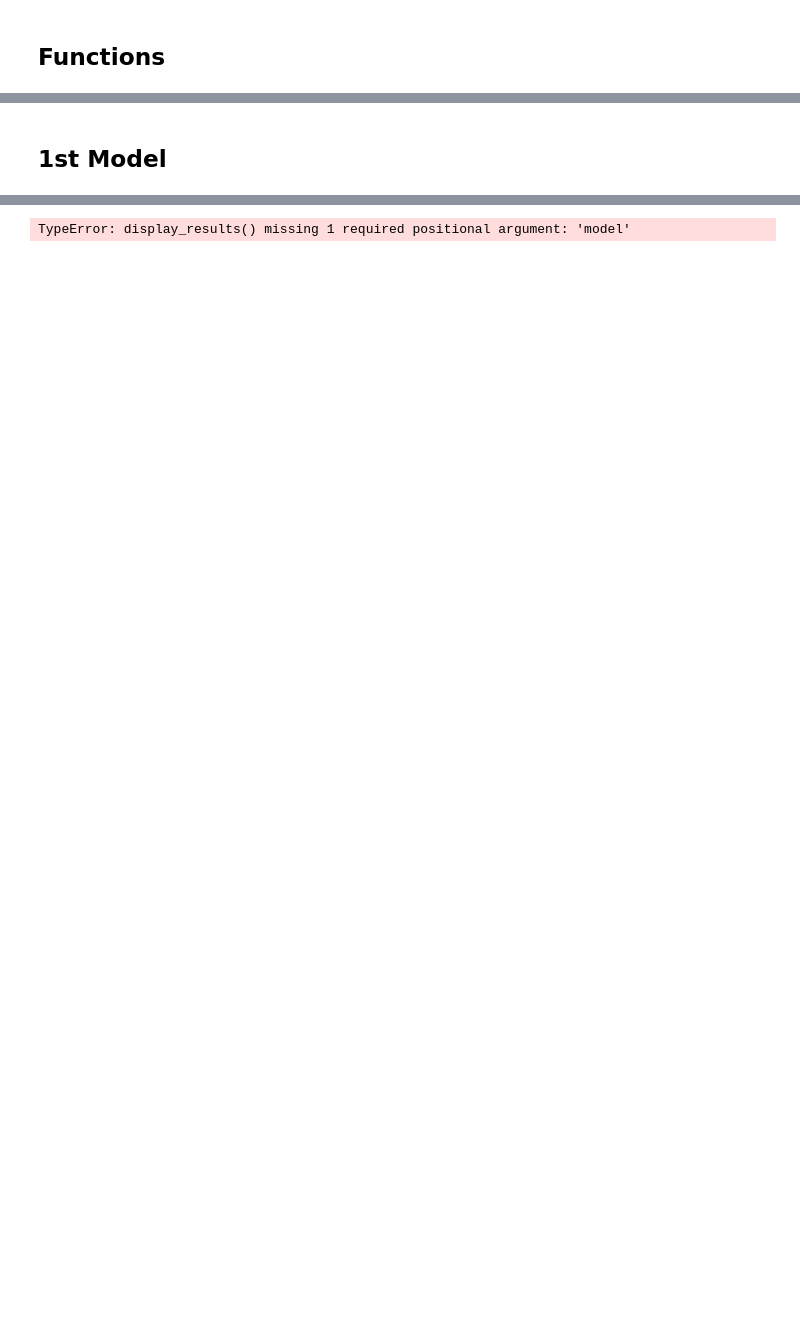
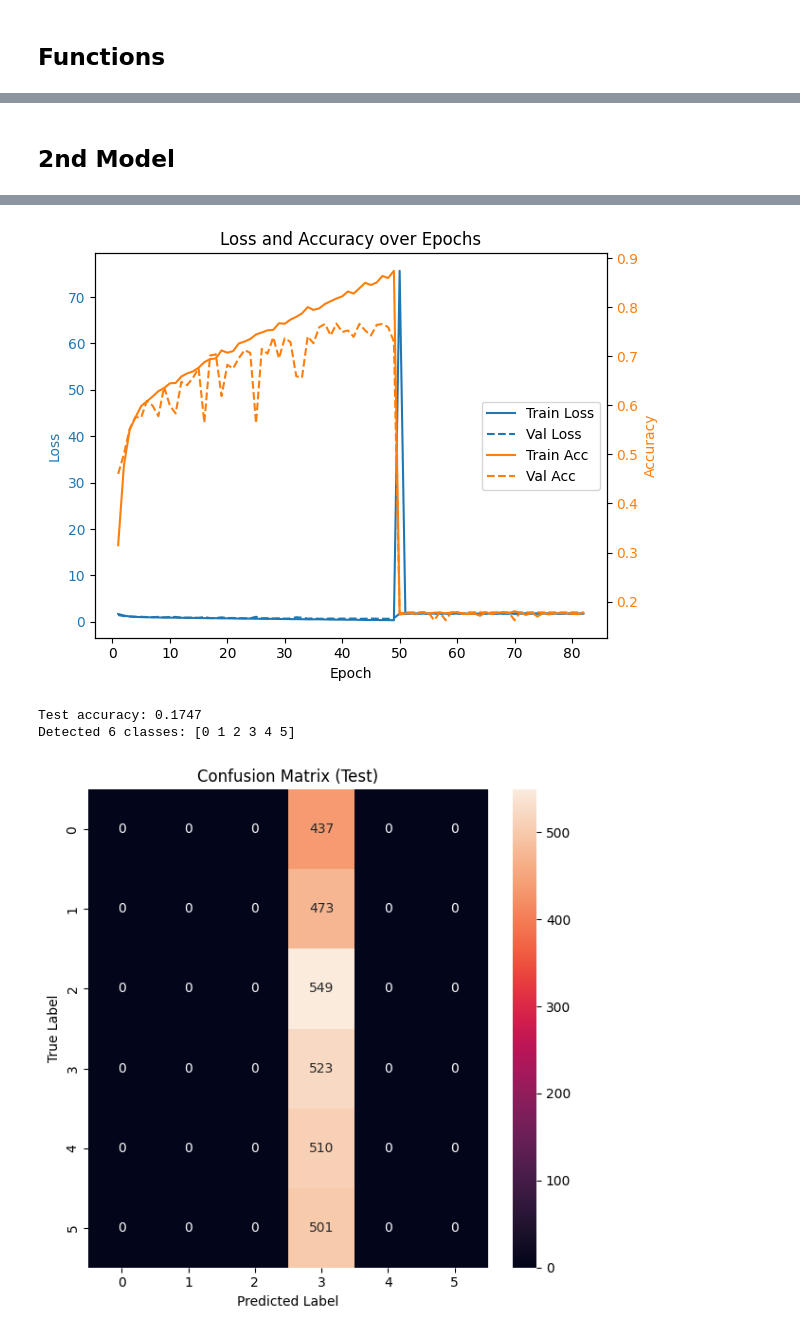
Before and after one commit to Tiromachelan/cnn-image-classification, a Jupyter notebook: HW3.ipynb, the cells around one changed output, grey strips where cells are left out. Saved outputs shown, nothing was run; the diff lists cells and outputs as text; code cells hidden in the pictures; blank space fills up the shorter version.

```diff
--- a/HW3.ipynb
+++ b/HW3.ipynb
@@ -312,7 +369,7 @@ def display_results(path, model):
 # %% [markdown]
-## 1st Model
+## 2nd Model
 # %%
-class CNN1(nn.Module):
+class CNN2(nn.Module):
     def __init__(self):
         super().__init__()
         self.net = nn.Sequential(
@@ -333,13 +390,13 @@ class CNN1(nn.Module):
     def forward(self, x):
         return self.net(x)
 
-name = "CNN1"
-model = CNN1().to(device)
+name = "CNN2"
+model = CNN2().to(device)
 optimizer = optim.Adam(model.parameters(), lr=0.01)
 epochs = 100
 criterion = nn.CrossEntropyLoss()
 
 train(name, model, optimizer, epochs, criterion)
-display_results("models/CNN1.pth", model)
+display_results("models/CNN2.pth", model)
 # 9 min on A100 with batch size = 128, val loss = 1.7938, val acc = 0.1673
 # %% [output]
@@ -363 +420,4 @@ Final model saved to 'models/CNN1.pth'
+[figure, added]
-TypeError: display_results() missing 1 required positional argument: 'model'
+Test accuracy: 0.1747
+Detected 6 classes: [0 1 2 3 4 5]
+[figure, added]
```
Also changed, not shown: parts of 9 cells of this notebook.
